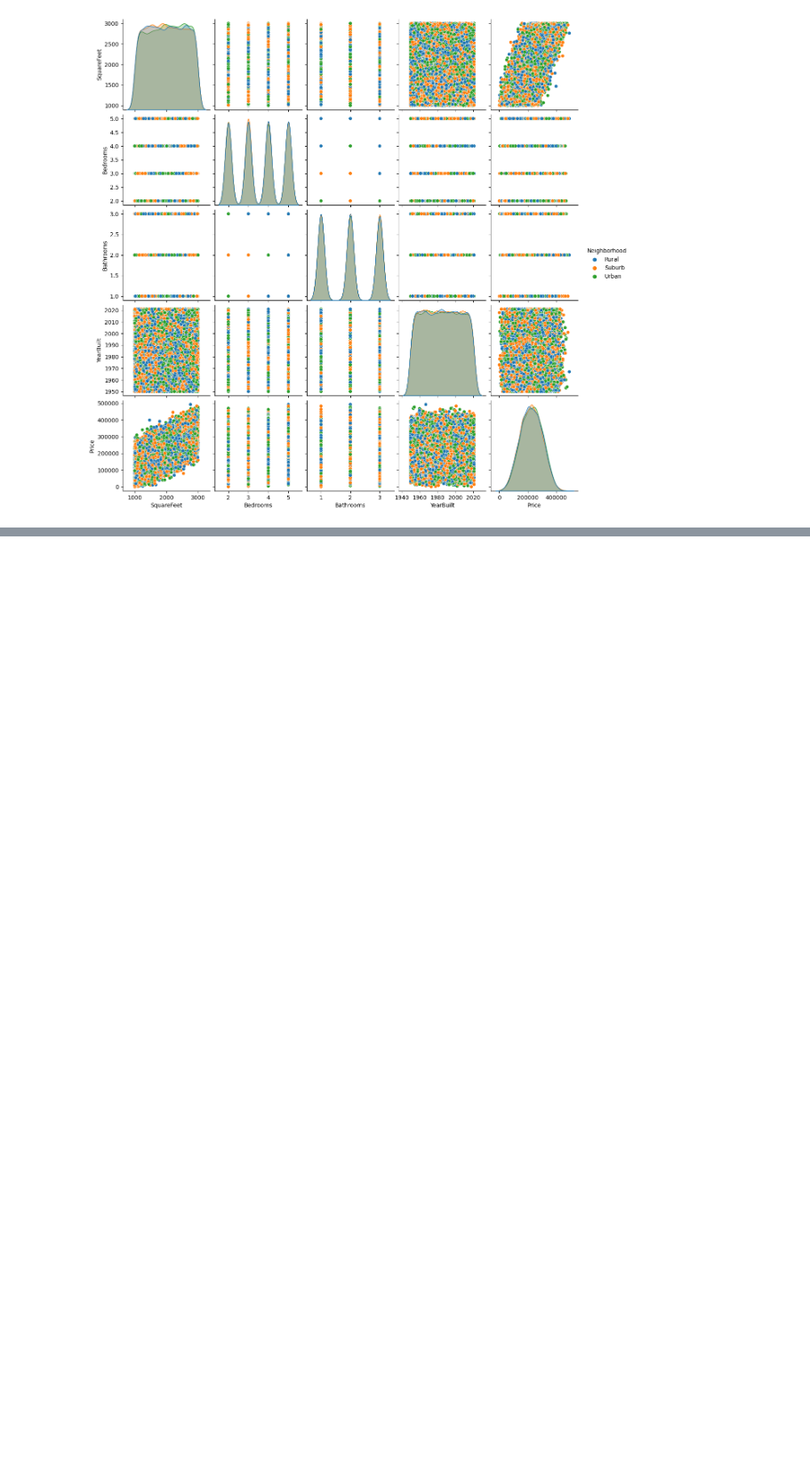
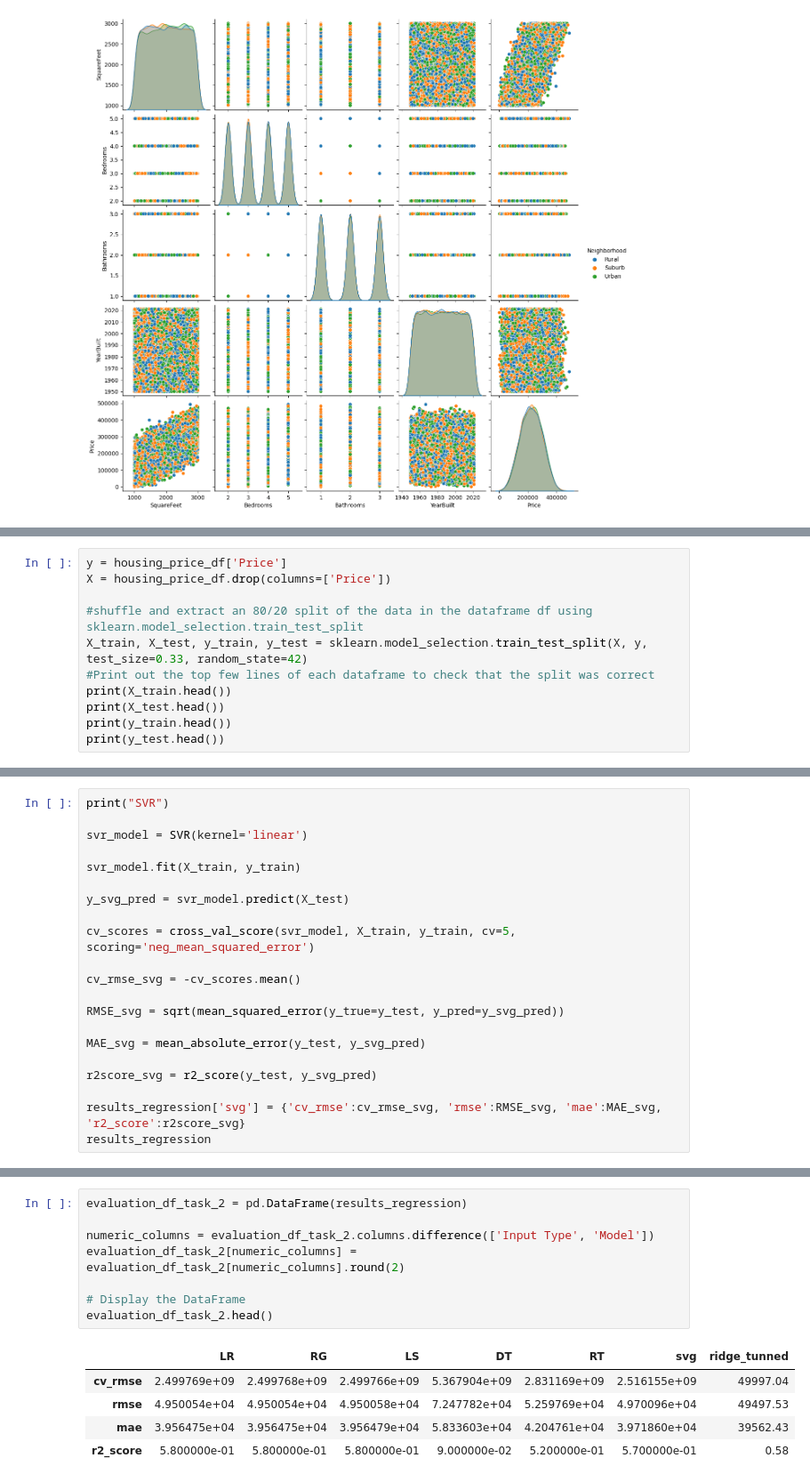
Before and after one commit to Tohbey/Data_Science_Tasks, a Jupyter notebook: Regression Task/Housing Price Prediction Data/housing_prediction_price.ipynb, the cells around one changed output, grey strips where cells are left out. Shown at 89% size. Cells and saved outputs as stored; diff of their text form; blank space fills up the shorter version.

Commit message:
model creation for house prediction.

```diff
--- a/Regression Task/Housing Price Prediction Data/housing_prediction_price.ipynb
+++ b/Regression Task/Housing Price Prediction Data/housing_prediction_price.ipynb
@@ -140,0 +145,11 @@ housing_price_df.head()
+# %%
+y = housing_price_df['Price']
+X = housing_price_df.drop(columns=['Price'])
+
+#shuffle and extract an 80/20 split of the data in the dataframe df using sklearn.model_selection.train_test_split
+X_train, X_test, y_train, y_test = sklearn.model_selection.train_test_split(X, y, test_size=0.33, random_state=42)
+#Print out the top few lines of each dataframe to check that the split was correct
+print(X_train.head())
+print(X_test.head())
+print(y_train.head())
+print(y_test.head())
@@ -140,0 +351,21 @@ housing_price_df.head()
+# %%
+print("SVR")
+
+svr_model = SVR(kernel='linear')
+
+svr_model.fit(X_train, y_train)
+
+y_svg_pred = svr_model.predict(X_test)
+
+cv_scores = cross_val_score(svr_model, X_train, y_train, cv=5, scoring='neg_mean_squared_error')
+
+cv_rmse_svg = -cv_scores.mean()
+
+RMSE_svg = sqrt(mean_squared_error(y_true=y_test, y_pred=y_svg_pred))
+
+MAE_svg = mean_absolute_error(y_test, y_svg_pred)
+
+r2score_svg = r2_score(y_test, y_svg_pred)
+
+results_regression['svg'] = {'cv_rmse':cv_rmse_svg, 'rmse':RMSE_svg, 'mae':MAE_svg, 'r2_score':r2score_svg}
+results_regression
@@ -140,0 +449,14 @@ housing_price_df.head()
+# %%
+evaluation_df_task_2 = pd.DataFrame(results_regression)
+
+numeric_columns = evaluation_df_task_2.columns.difference(['Input Type', 'Model'])
+evaluation_df_task_2[numeric_columns] = evaluation_df_task_2[numeric_columns].round(2)
+
+# Display the DataFrame
+evaluation_df_task_2.head()
+# %% [output]
+|  | LR | RG | LS | DT | RT | svg | ridge_tunned |
+| cv_rmse | 2.499769e+09 | 2.499768e+09 | 2.499766e+09 | 5.367904e+09 | 2.831169e+09 | 2.516155e+09 | 49997.04 |
+| rmse | 4.950054e+04 | 4.950054e+04 | 4.950058e+04 | 7.247782e+04 | 5.259769e+04 | 4.970096e+04 | 49497.53 |
+| mae | 3.956475e+04 | 3.956475e+04 | 3.956479e+04 | 5.833603e+04 | 4.204761e+04 | 3.971860e+04 | 39562.43 |
+| r2_score | 5.800000e-01 | 5.800000e-01 | 5.800000e-01 | 9.000000e-02 | 5.200000e-01 | 5.700000e-01 | 0.58 |
```
Also changed, not shown: parts of 15 cells of this notebook, 1 other file.
